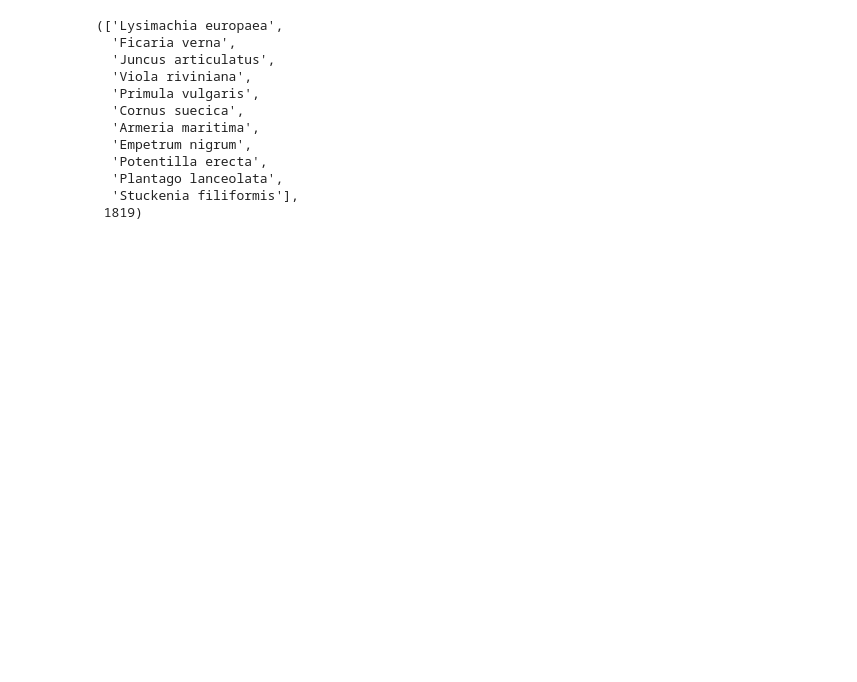
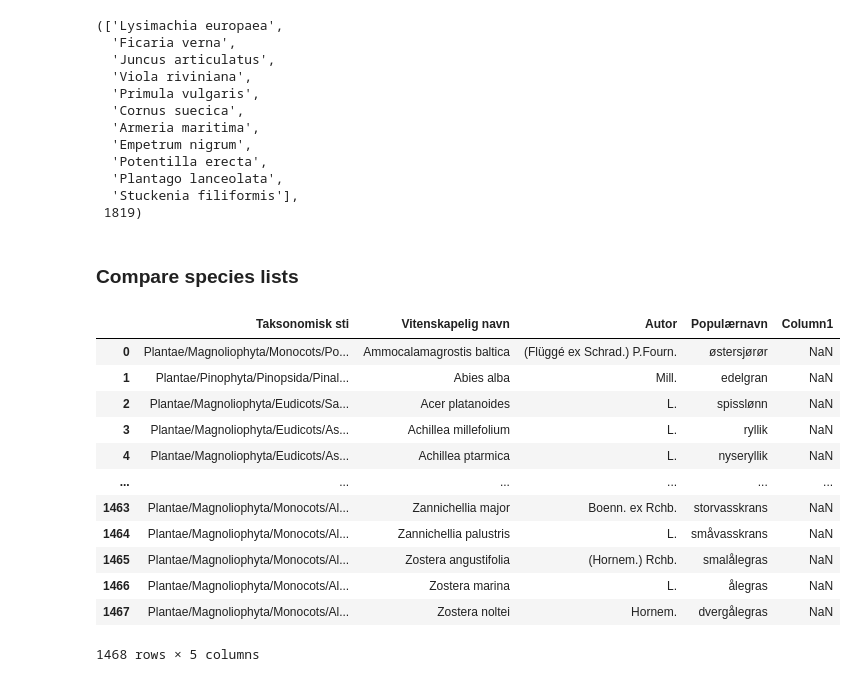
Before and after one commit to rauletepawa/Species_Distribution_Modeling, a Jupyter notebook: code/filtering_species.ipynb, the cells around one changed output. Drawn from its saved outputs; the diff is of its cells as text; code cells hidden in the pictures; blank space fills up the shorter version.

Commit message:
species_lists_comparison

```diff
--- a/code/filtering_species.ipynb
+++ b/code/filtering_species.ipynb
@@ -164,0 +167,19 @@ with open(f'../data/Full_Scale/10_filtered_vectorized_gbif_assemblages_climatic_
+# %% [markdown]
+### Compare species lists
+# %%
+df_norway_sp = pd.read_excel(r'..\data\species list Norway.xlsx')
+df_norway_sp
+# %% [output]
+|  | Taksonomisk sti | Vitenskapelig navn | Autor | Populærnavn | Column1 |
+| 0 | Plantae/Magnoliophyta/Monocots/Po... | Ammocalamagrostis baltica | (Flüggé ex Schrad.) P.Fourn. | østersjørør | NaN |
+| 1 | Plantae/Pinophyta/Pinopsida/Pinal... | Abies alba | Mill. | edelgran | NaN |
+| 2 | Plantae/Magnoliophyta/Eudicots/Sa... | Acer platanoides | L. | spisslønn | NaN |
+| 3 | Plantae/Magnoliophyta/Eudicots/As... | Achillea millefolium | L. | ryllik | NaN |
+| 4 | Plantae/Magnoliophyta/Eudicots/As... | Achillea ptarmica | L. | nyseryllik | NaN |
+| ... | ... | ... | ... | ... | ... |
+| 1463 | Plantae/Magnoliophyta/Monocots/Al... | Zannichellia major | Boenn. ex Rchb. | storvasskrans | NaN |
+| 1464 | Plantae/Magnoliophyta/Monocots/Al... | Zannichellia palustris | L. | småvasskrans | NaN |
+| 1465 | Plantae/Magnoliophyta/Monocots/Al... | Zostera angustifolia | (Hornem.) Rchb. | smalålegras | NaN |
+| 1466 | Plantae/Magnoliophyta/Monocots/Al... | Zostera marina | L. | ålegras | NaN |
+| 1467 | Plantae/Magnoliophyta/Monocots/Al... | Zostera noltei | Hornem. | dvergålegras | NaN |
+1468 rows × 5 columns
```
Also changed, not shown: parts of 6 cells of this notebook, 3 other files.
